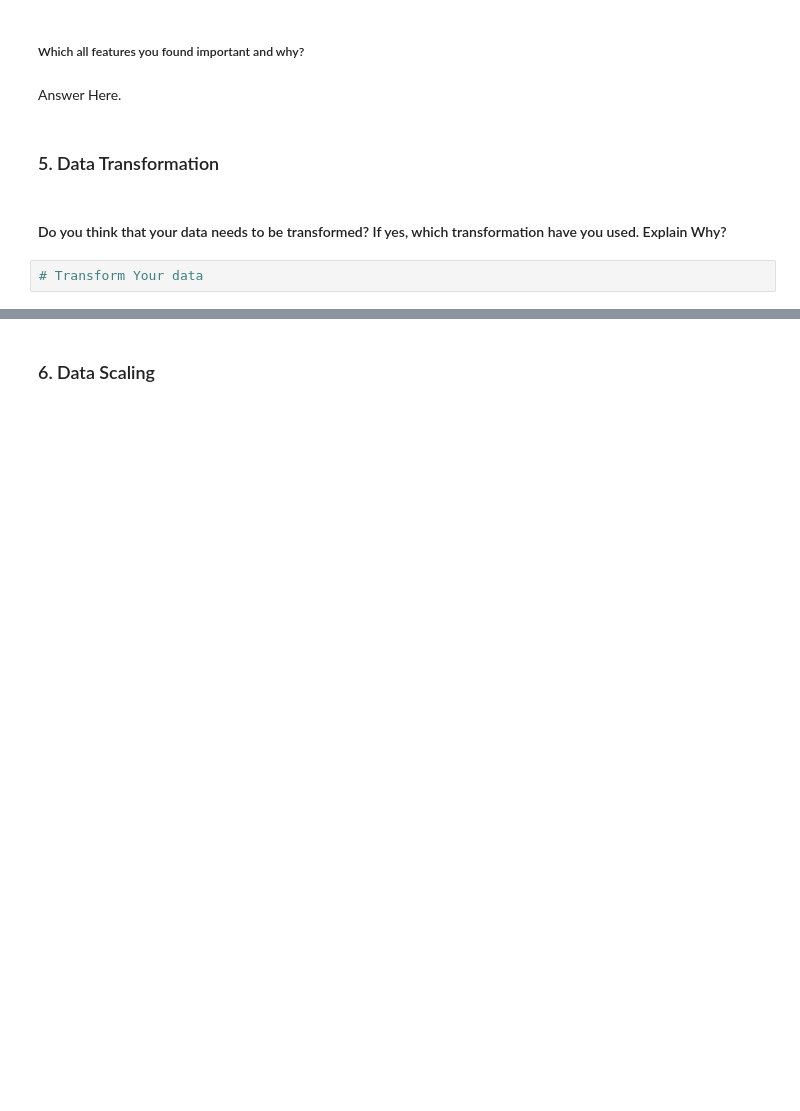
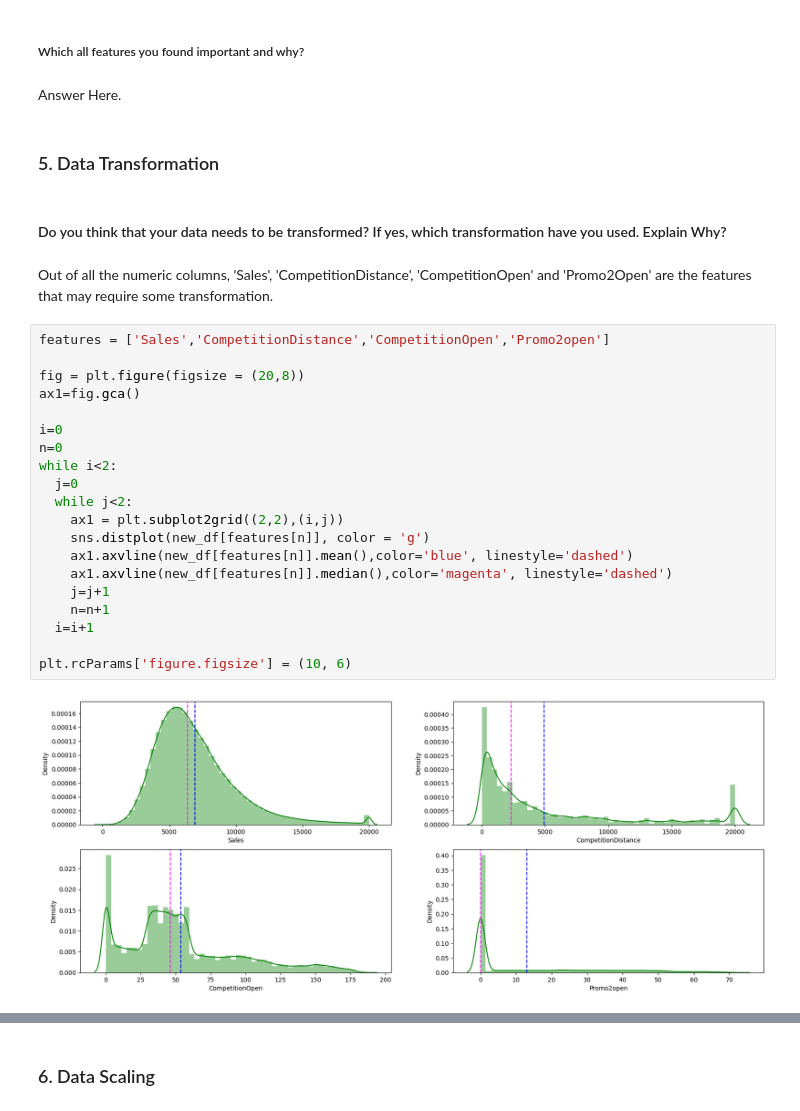
Before and after one commit to priyaregit/Regresssion-ML_Retail-Sales-Prediction, a Jupyter notebook: Retail_Sales_Prediction_Regression.ipynb, the cells around one changed output, grey strips where cells are left out. Cells and saved outputs as stored; diff of their text form; blank space fills up the shorter version.

```diff
--- a/Retail_Sales_Prediction_Regression.ipynb
+++ b/Retail_Sales_Prediction_Regression.ipynb
@@ -1217,5 +1237,27 @@ Answer Here.
 ### 5. Data Transformation
 # %% [markdown]
 #### Do you think that your data needs to be transformed? If yes, which transformation have you used. Explain Why?
-# %%
-# Transform Your data
+# %% [markdown]
+Out of all the numeric columns, 'Sales', 'CompetitionDistance', 'CompetitionOpen' and 'Promo2Open' are the features that may require some transformation.
+# %%
+features = ['Sales','CompetitionDistance','CompetitionOpen','Promo2open']
+
+fig = plt.figure(figsize = (20,8))
+ax1=fig.gca()
+
+i=0
+n=0
+while i<2:
+  j=0
+  while j<2:
+    ax1 = plt.subplot2grid((2,2),(i,j))
+    sns.distplot(new_df[features[n]], color = 'g')
+    ax1.axvline(new_df[features[n]].mean(),color='blue', linestyle='dashed')
+    ax1.axvline(new_df[features[n]].median(),color='magenta', linestyle='dashed')
+    j=j+1
+    n=n+1
+  i=i+1
+
+plt.rcParams['figure.figsize'] = (10, 6)
+# %% [output]
+[figure, added]
```
Also changed, not shown: parts of 33 cells of this notebook.
